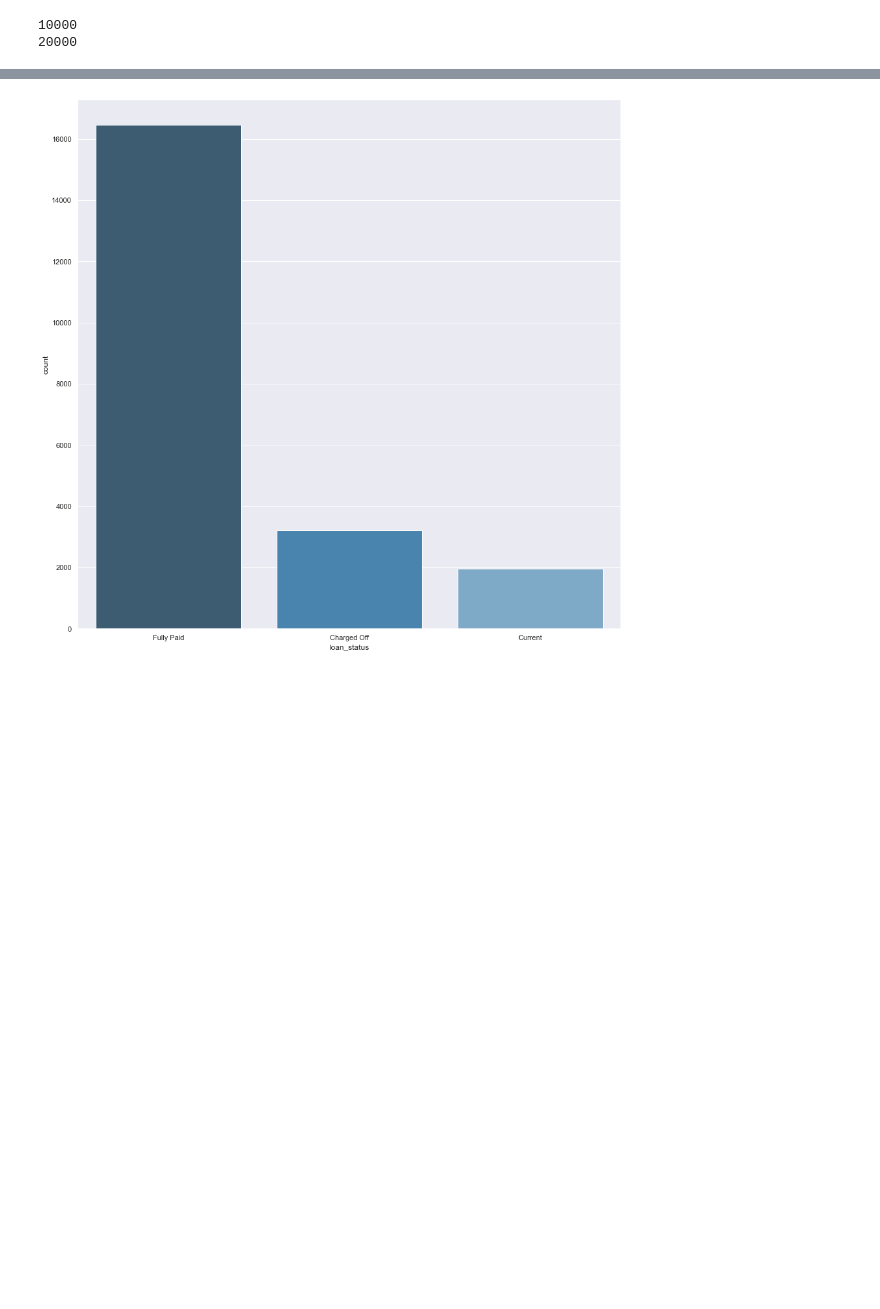
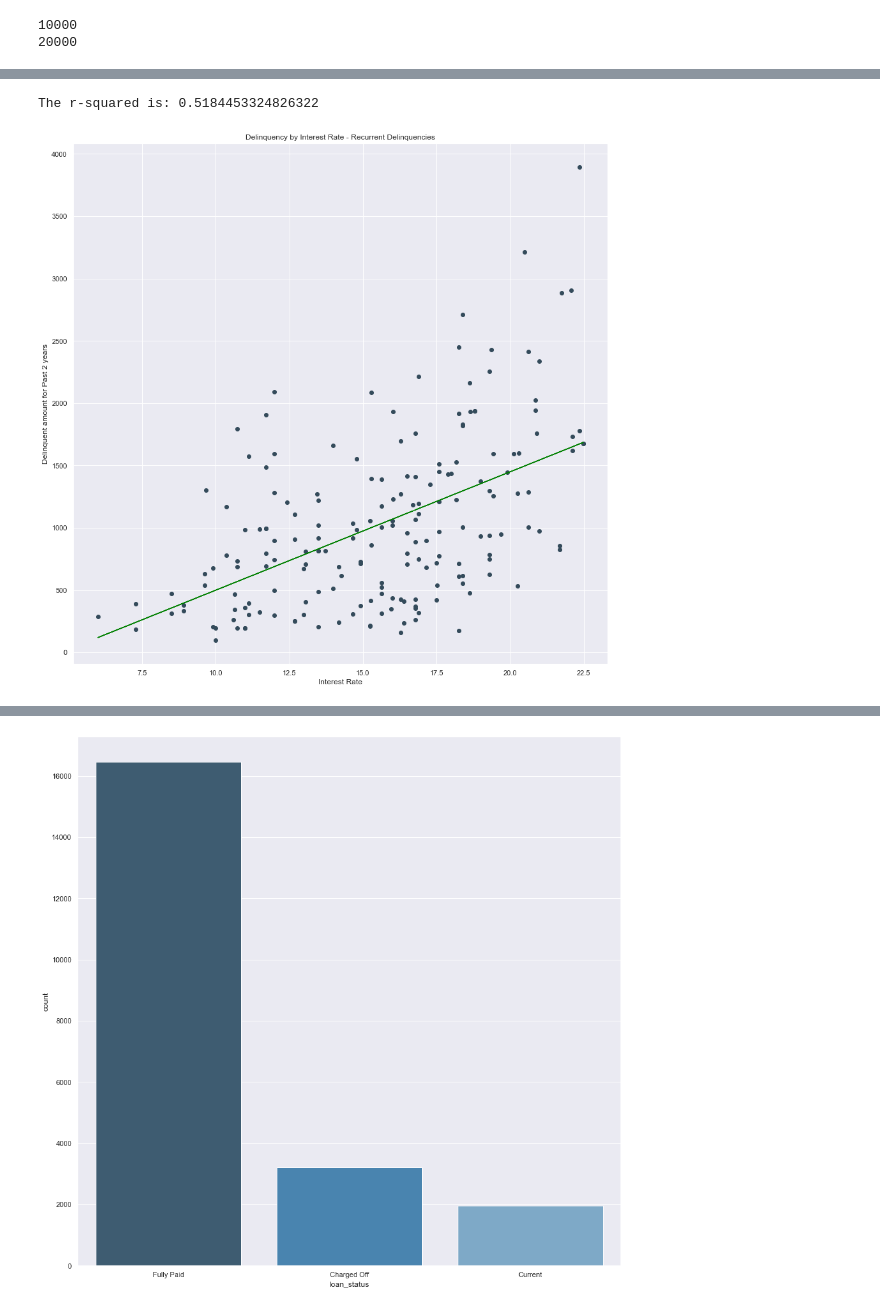
Before and after one commit to nukemecha/Project3, a Jupyter notebook: Alex/Alex-Finance Visualizations.ipynb, the cells around one changed output, grey strips where cells are left out. Cells and saved outputs as stored; diff of their text form; code cells hidden in the pictures; blank space fills up the shorter version.

```diff
--- a/Alex/Alex-Finance Visualizations.ipynb
+++ b/Alex/Alex-Finance Visualizations.ipynb
@@ -119 +176,28 @@ The r-squared is: 0.39077548800162437
+# %%
+#Scatter plot of interest rate vs. total delinquent amount. Recurring delinquencies population.
+
+x_values = scatter_df_high['int_rate'].to_list()
+y_values = scatter_df_high['del_amt'].to_list()
+(slope, intercept, rvalue, pvalue, stderr) = linregress(x_values, y_values)
+
+
+regress_values = [x * slope + intercept for x in x_values]
+line_eq = "y = " + str(round(slope,2)) + "x + " + str(round(intercept,2))
+plt.scatter(x_values,y_values)
+sns.set(palette="Blues_d")
+plt.plot(x_values,regress_values,"g-")
+plt.xlabel('Interest Rate')
+plt.ylabel('Delinquent amount for Past 2 years')
+plt.title('Delinquency by Interest Rate - Recurrent Delinquencies')
+print(f"The r-squared is: {rvalue}")
+
+fig = plt.gcf()
+fig.set_size_inches(15, 15)
+
+plt.savefig('DelinquencybyInterest-HighPopulation.png')
+
+plt.show()
+# %% [output]
+The r-squared is: 0.5184453324826322
+[figure, added]
 # %%
```
Also changed, not shown: parts of 18 cells of this notebook, 11 other files.
